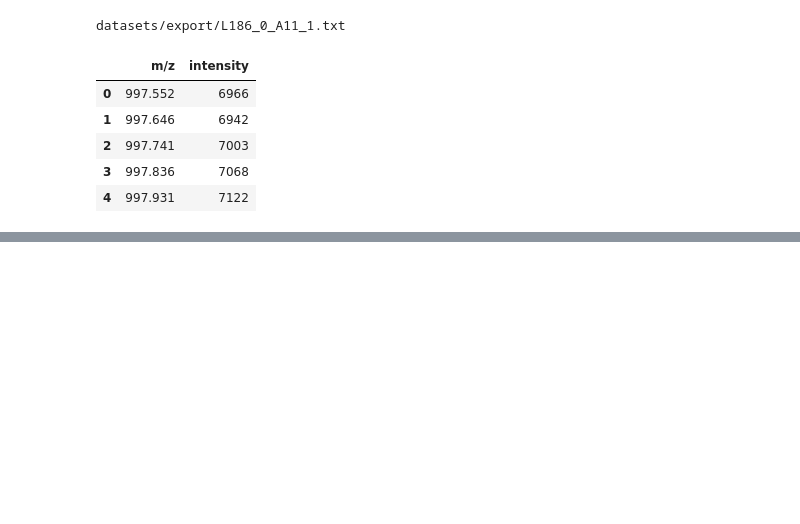
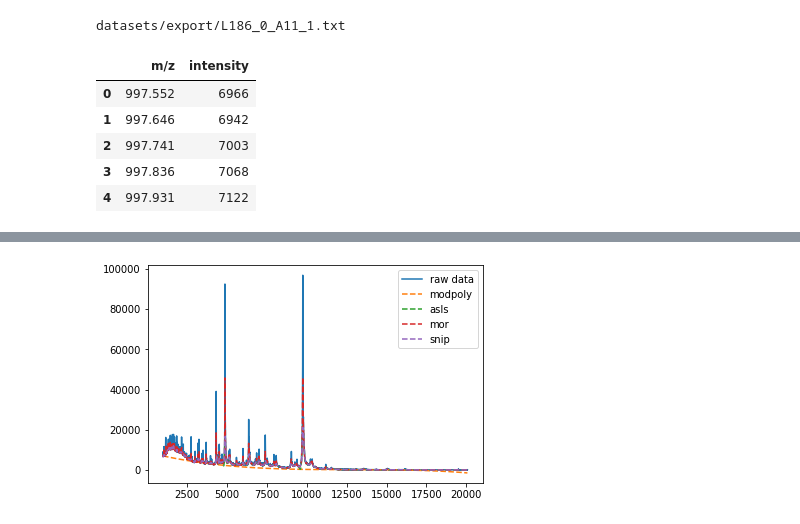
Before and after one commit to kuhaha/biotype, a Jupyter notebook: detect_peaks.ipynb, the cells around one changed output, grey strips where cells are left out. Cells and saved outputs as stored; diff of their text form; code cells hidden in the pictures; blank space fills up the shorter version.

```diff
--- a/detect_peaks.ipynb
+++ b/detect_peaks.ipynb
@@ -125,0 +90,19 @@ plt.show()
+# %%
+baseline_fitter = Baseline(x_data=x)
+bkg_1 = baseline_fitter.modpoly(y, poly_order=3)[0]
+bkg_2 = baseline_fitter.asls(y, lam=1e7, p=0.02)[0]
+bkg_3 = baseline_fitter.mor(y, half_window=30)[0]
+bkg_4 = baseline_fitter.snip(
+    y, max_half_window=40, decreasing=True, smooth_half_window=3
+)[0]
+# %%
+plt.plot(x, y, label='raw data', lw=1.5)
+plt.plot(x, bkg_1, '--', label='modpoly')
+plt.plot(x, bkg_2, '--', label='asls')
+plt.plot(x, bkg_3, '--', label='mor')
+plt.plot(x, bkg_4, '--', label='snip')
+
+plt.legend()
+plt.show()
+# %% [output]
+[figure, added]
```
Also changed, not shown: parts of 30 cells of this notebook, 1 other file.
